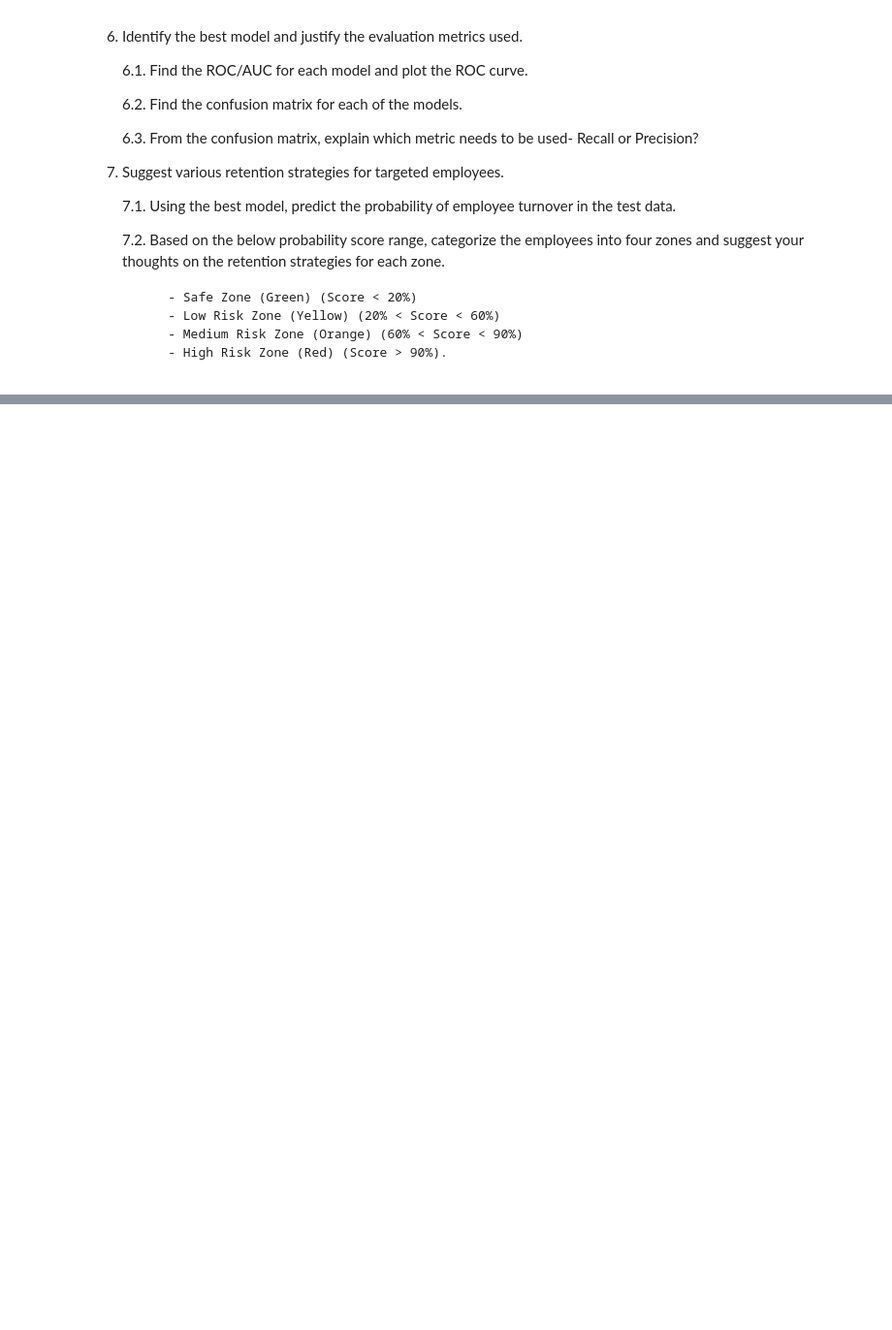
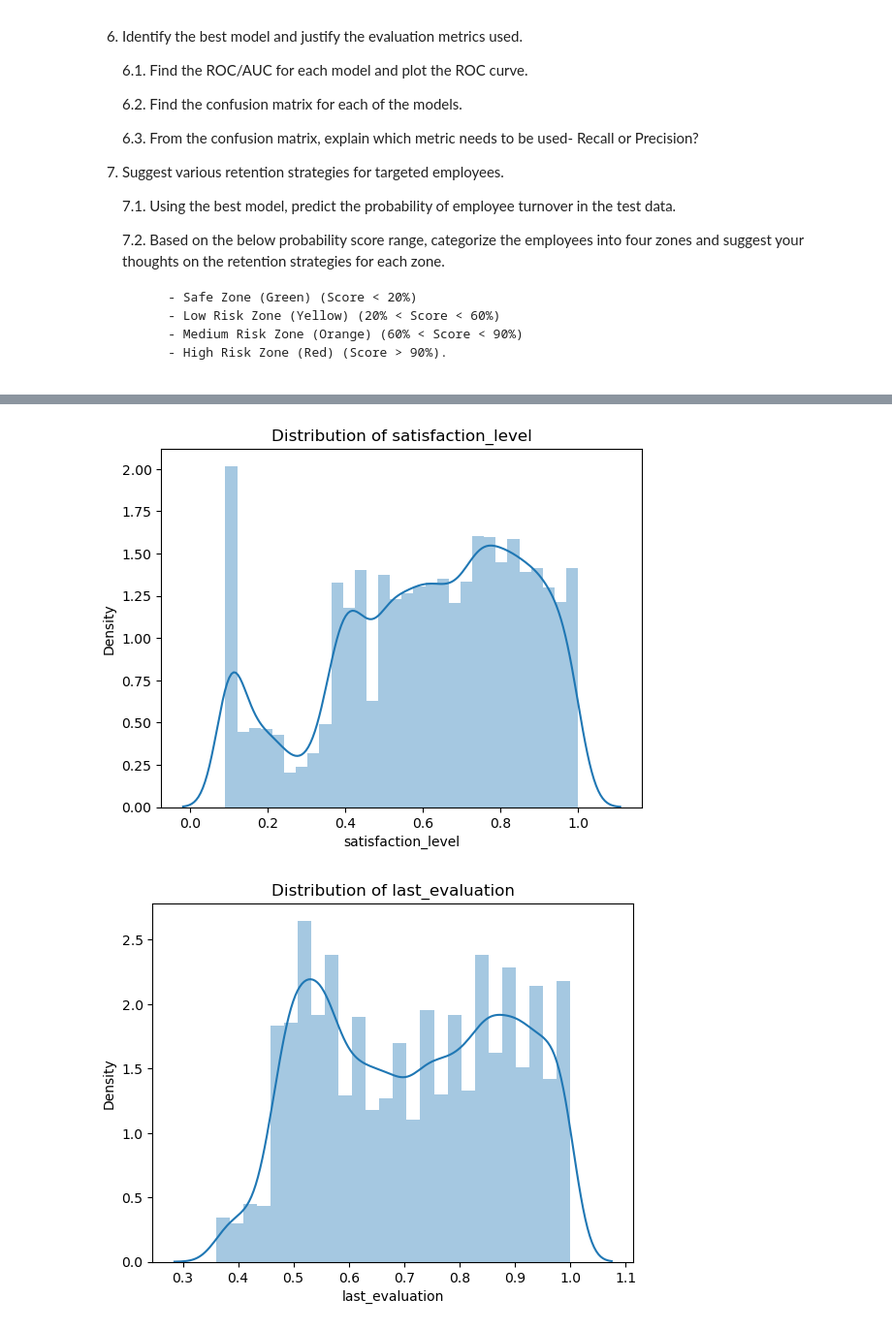
Before and after one commit to toddwalters/pgaiml-python-coding-examples, a Jupyter notebook: machine-learning/projects/employeeTurnoverAnalytics/1688640705_ToddWalters_mds_cep_ml_ps.ipynb, the cells around one changed output, grey strips where cells are left out. Shown at 97% size. Cells and saved outputs as stored; diff of their text form; code cells hidden in the pictures; blank space fills up the shorter version.

```diff
--- a/machine-learning/projects/employeeTurnoverAnalytics/1688640705_ToddWalters_mds_cep_ml_ps.ipynb
+++ b/machine-learning/projects/employeeTurnoverAnalytics/1688640705_ToddWalters_mds_cep_ml_ps.ipynb
@@ -109,0 +224,11 @@ Data from prior evaluations show the employee’s satisfaction at the workplace.
+# %%
+# Distribution plots
+for column in ['satisfaction_level', 'last_evaluation', 'average_monthly_hours']:
+    sns.distplot(data_numerical_df[column])
+    plt.title(f'Distribution of {column}')
+    plt.xlabel(column)
+    plt.ylabel('Density')
+    plt.show()
+# %% [output]
+[figure, added]
+[figure, added]
```
Also changed, not shown: parts of 48 cells of this notebook, 1 other file.
